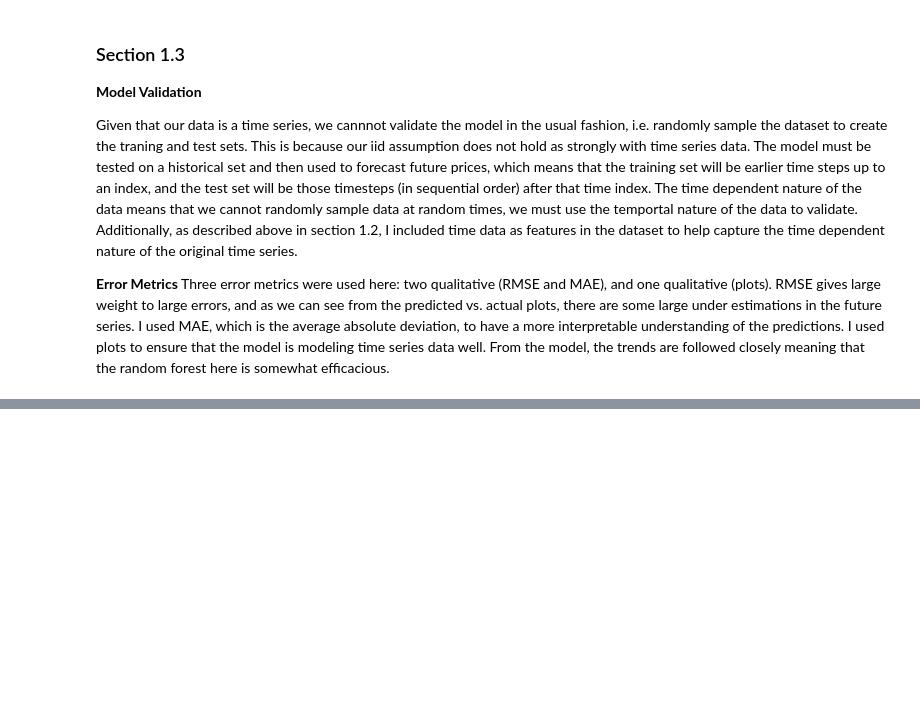
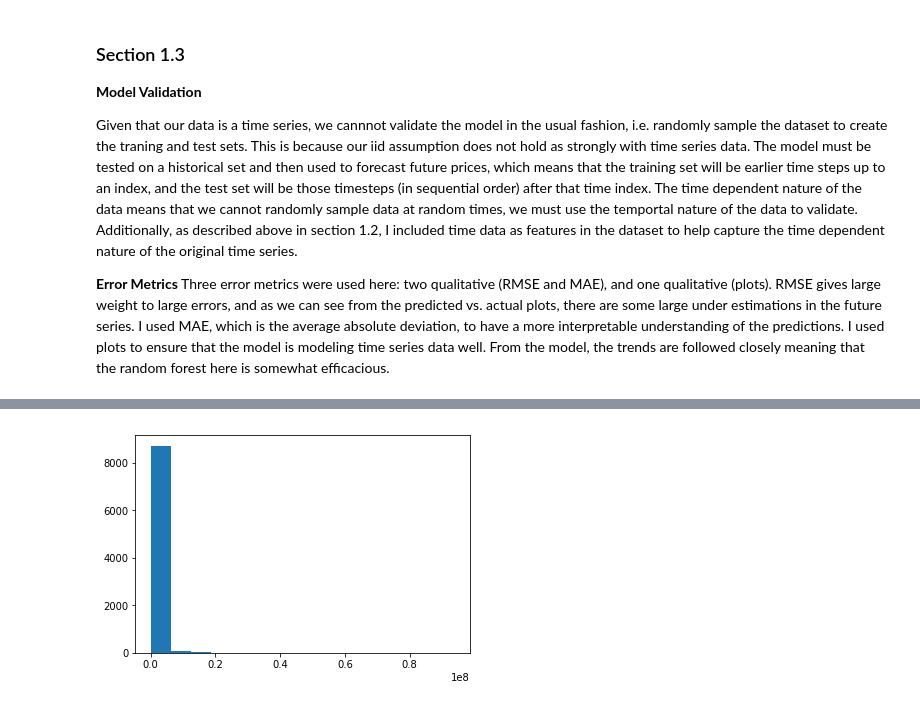
Before and after one commit to adriangreen/arthena, a Jupyter notebook: ArthenaInterviewTask.ipynb, the cells around one changed output, grey strips where cells are left out. Drawn from its saved outputs; the diff is of its cells as text; code cells hidden in the pictures; blank space fills up the shorter version.

```diff
--- a/ArthenaInterviewTask.ipynb
+++ b/ArthenaInterviewTask.ipynb
@@ -381,0 +386,23 @@ Three error metrics were used here:  two qualitative (RMSE and MAE), and one qua
+# %%
+lewitt_csv = pd.read_csv('artists/sol_lewitt.csv')
+warhol_csv = pd.read_csv('artists/andy_warhol.csv')
+picasso_csv = pd.read_csv('artists/pablo_picasso.csv')
+# %%
+artists = pd.concat([lewitt_csv, warhol_csv, picasso_csv], ignore_index=True)
+# %%
+artist_df = artists.copy()
+# %%
+# adding forex data as above
+artist_df['auction_date'] = pd.to_datetime(artist_df['auction_date'], format="%Y-%m-%d %H:%M:%S.%f")
+artist_df = pd.merge(artist_df, country_forex, left_on=['auction_date', 'currency'], right_on=['Date', 'Country'], how='left')
+# fill in missing USD exchange rate Value with 1
+artist_df.loc[artist_df['currency'] == 'USD', 'Value'] = 1
+# now we can convert all hammer_price values to usd
+artist_df['hammer_price_usd'] = 1/artist_df['Value'] * artist_df['hammer_price']
+# filter dataset to contain only those pieces that sold
+artist_df = artist_df.loc[artist_df['hammer_price_usd'] > 0, :]
+# %%
+# plot a histogram of hammer_price_usd to visualize result
+_ = plt.hist(artist_df['hammer_price_usd'], bins = 15)
+# %% [output]
+[figure, added]
```
Also changed, not shown: parts of 27 cells of this notebook.
